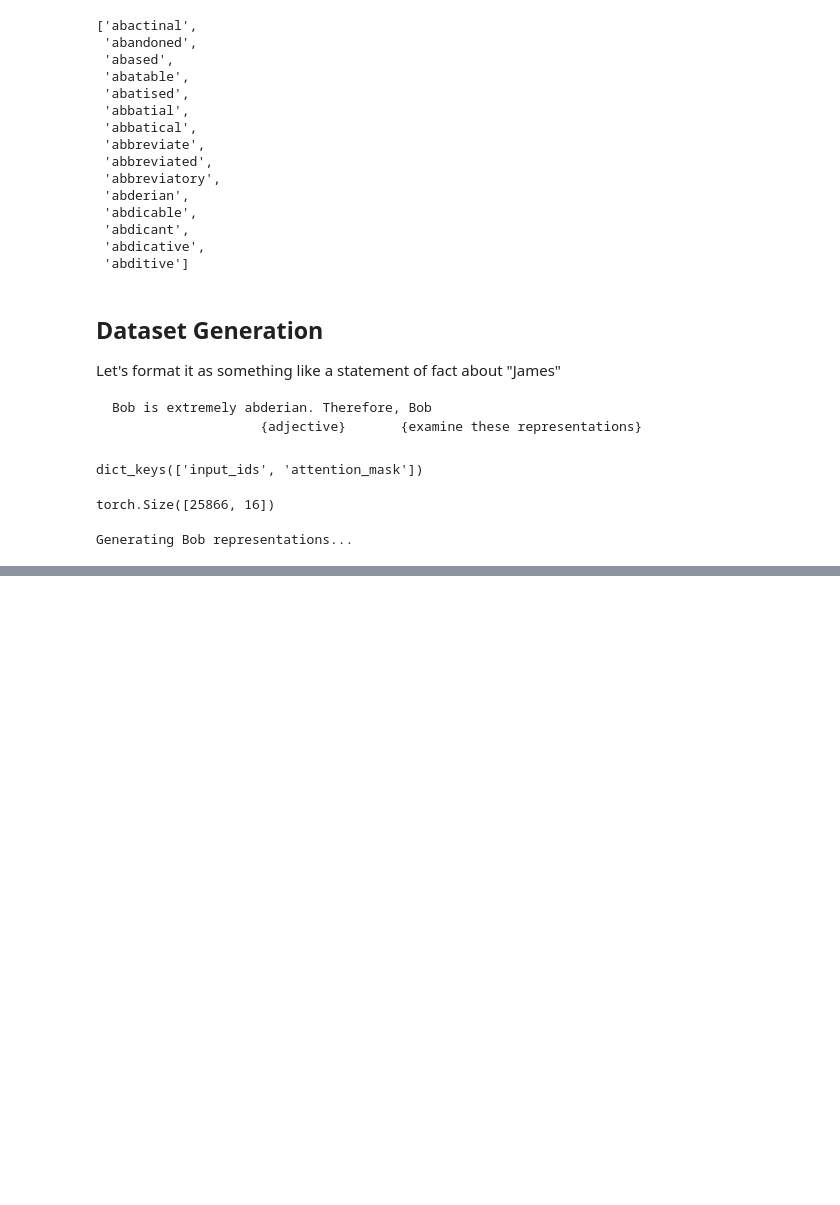
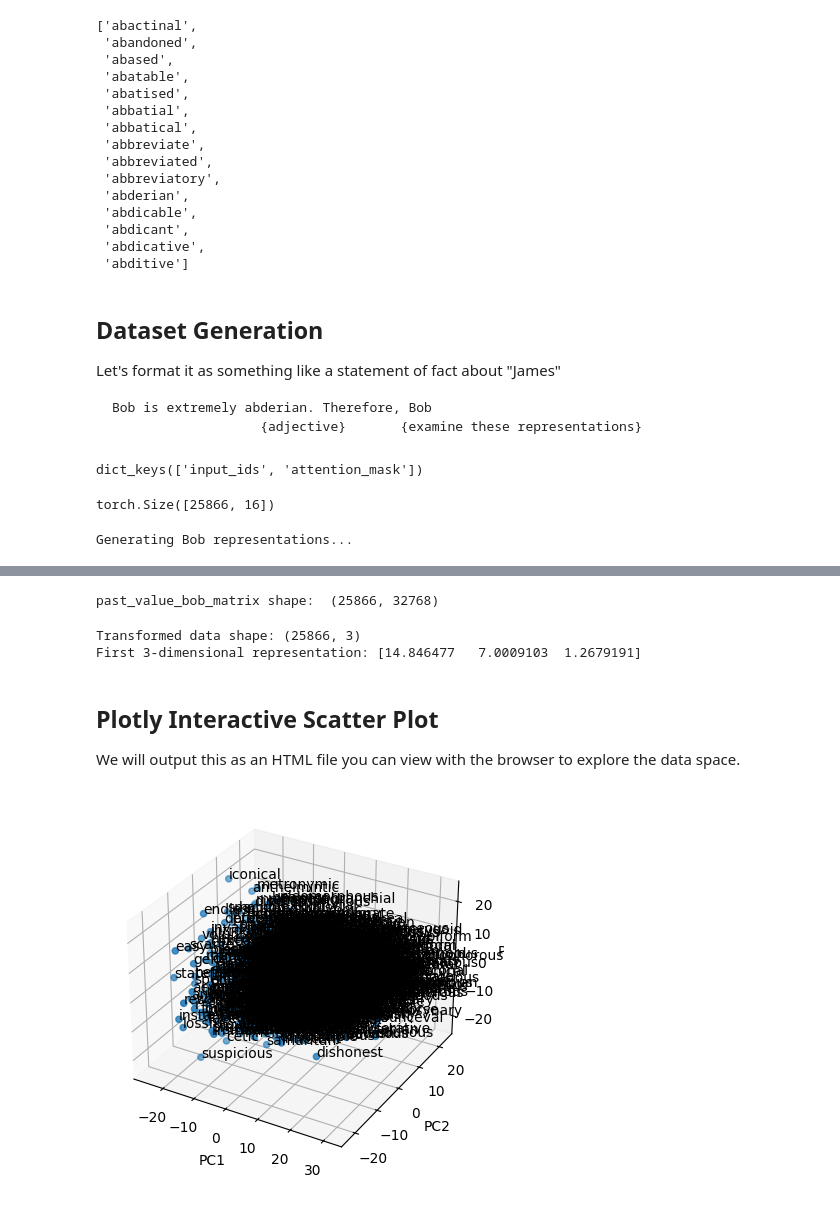
Before and after one commit to amanb2000/Emo_LLM, a Jupyter notebook: Adjective_Representation_PCA.ipynb, the cells around one changed output, grey strips where cells are left out. Cells and saved outputs as stored; diff of their text form; code cells hidden in the pictures; blank space fills up the shorter version.

Commit message:
Finish mvp adjective representation pca notebook

```diff
--- a/Adjective_Representation_PCA.ipynb
+++ b/Adjective_Representation_PCA.ipynb
@@ -156,13 +163,15 @@ BATCH_SIZE = 33
 past_values_bob = [] # list of length NUM_ADJECTIVES, each element is
                      # a numpy array of bob value reps of shape [num_layers=32, n_heads=8, embed_dim=128]
 
+losses = []
+
 print("Generating Bob representations...")
 for i in tqdm(range(len(input_ids["input_ids"]) // BATCH_SIZE + 1)):
     batch_ids = input_ids["input_ids"][i * BATCH_SIZE: (i + 1) * BATCH_SIZE].to(model.device)
     # print("Batch ids shape (batch, ): ", batch_ids.shape)
     # print("Input string: ", tokenizer.decode(batch_ids[15, :]))
     # print(f"Final token: `{tokenizer.decode(batch_ids[0, -1:])}`")
-    outputs = model.forward(batch_ids, return_dict=True)
+    outputs = model.forward(batch_ids, return_dict=True, labels=batch_ids)
     # print("Output keys: ", outputs.keys())
 
     past_kvs = outputs['past_key_values']
@@ -173,6 +182,9 @@ for i in tqdm(range(len(input_ids["input_ids"]) // BATCH_SIZE + 1)):
 
     # let's add this to the past_values_bob
     past_values_bob += bob_numpy_arrays
+
+
+    # storing the loss value
 # %% [output]
 Generating Bob representations...
 # %%
@@ -189,0 +220,26 @@ np.save("bob_representations.npy", past_values_bob)
+# %%
+# Now we do pca
+# load from disk
+past_values_bob_matrix = np.load("bob_representations_flat.npy")
+print("past_value_bob_matrix shape: ", past_values_bob_matrix.shape)
+# %% [output]
+past_value_bob_matrix shape:  (25866, 32768)
+# %%
+# doing pca
+# Initialize PCA to keep the first 3 principal components
+pca = PCA(n_components=3)
+
+# Fit PCA on your data and transform it to get the 3-dimensional representation
+transformed_data = pca.fit_transform(past_values_bob_matrix)
+
+# transformed_data now has shape [N, 3], where N is the number of examples
+print("Transformed data shape:", transformed_data.shape)
+print("First 3-dimensional representation:", transformed_data[0])
+# %% [output]
+Transformed data shape: (25866, 3)
+First 3-dimensional representation: [14.846477   7.0009103  1.2679191]
+# %% [markdown]
+## Plotly Interactive Scatter Plot
+
+We will output this as an HTML file you can view with the browser to explore the
+data space.
@@ -189,0 +313,18 @@ np.save("bob_representations.npy", past_values_bob)
+# %%
+# standard matplotlib plot
+fig = plt.figure()
+ax = fig.add_subplot(111, projection='3d')
+ax.scatter(transformed_data_sample[:, 0], transformed_data_sample[:, 1], transformed_data_sample[:, 2])
+
+for i in range(len(adjectives_sample)):
+    ax.text(transformed_data_sample[i, 0], transformed_data_sample[i, 1], transformed_data_sample[i, 2], adjectives_sample[i])
+
+ax.set_xlabel('PC1')
+ax.set_ylabel('PC2')
+ax.set_zlabel('PC3')
+
+plt.show()
+
+# save to disk
+# %% [output]
+[figure, added]
```
Also changed, not shown: parts of 11 cells of this notebook, 2 other files.
